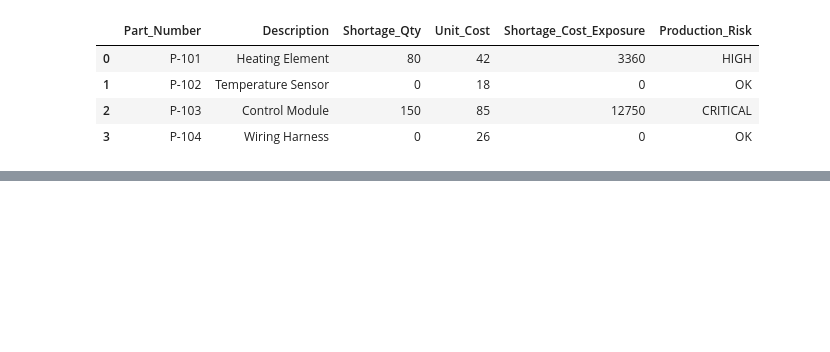
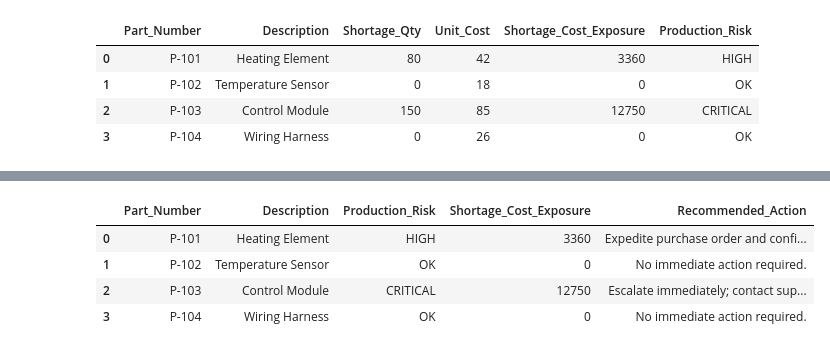
Before and after one commit to renaae/AI-Manufacturing-Shortage-Agent, a Jupyter notebook: AI_Manufacturing_Shortage_Agent.ipynb, the cells around one changed output, grey strips where cells are left out. Saved outputs shown, nothing was run; the diff lists cells and outputs as text; code cells hidden in the pictures; blank space fills up the shorter version.

```diff
--- a/AI_Manufacturing_Shortage_Agent.ipynb
+++ b/AI_Manufacturing_Shortage_Agent.ipynb
@@ -588,0 +692,8 @@ OK: P-104 Wiring Harness currently has sufficient material for production.
+# %%
+# Calculate financial exposure from each shortage
+df["Shortage_Cost_Exposure"] = df["Shortage_Qty"] * df["Unit_Cost"]
+
+# Display financial risk
+df[["Part_Number", "Description", "Shortage_Qty",
+    "Unit_Cost", "Shortage_Cost_Exposure",
+    "Production_Risk"]]
@@ -588,0 +706,21 @@ OK: P-104 Wiring Harness currently has sufficient material for production.
+# %%
+def recommend_action(row):
+    if row["Production_Risk"] == "CRITICAL":
+        return "Escalate immediately; contact supplier and evaluate alternate sourcing."
+    elif row["Production_Risk"] == "HIGH":
+        return "Expedite purchase order and confirm supplier delivery date."
+    elif row["Production_Risk"] == "MEDIUM":
+        return "Monitor inventory and supplier lead time."
+    else:
+        return "No immediate action required."
+
+df["Recommended_Action"] = df.apply(recommend_action, axis=1)
+
+df[["Part_Number", "Description", "Production_Risk",
+    "Shortage_Cost_Exposure", "Recommended_Action"]]
+# %% [output]
+|  | Part_Number | Description | Production_Risk | Shortage_Cost_Exposure | Recommended_Action |
+| 0 | P-101 | Heating Element | HIGH | 3360 | Expedite purchase order and confi... |
+| 1 | P-102 | Temperature Sensor | OK | 0 | No immediate action required. |
+| 2 | P-103 | Control Module | CRITICAL | 12750 | Escalate immediately; contact sup... |
+| 3 | P-104 | Wiring Harness | OK | 0 | No immediate action required. |
```
Also changed, not shown: parts of 13 cells of this notebook.
